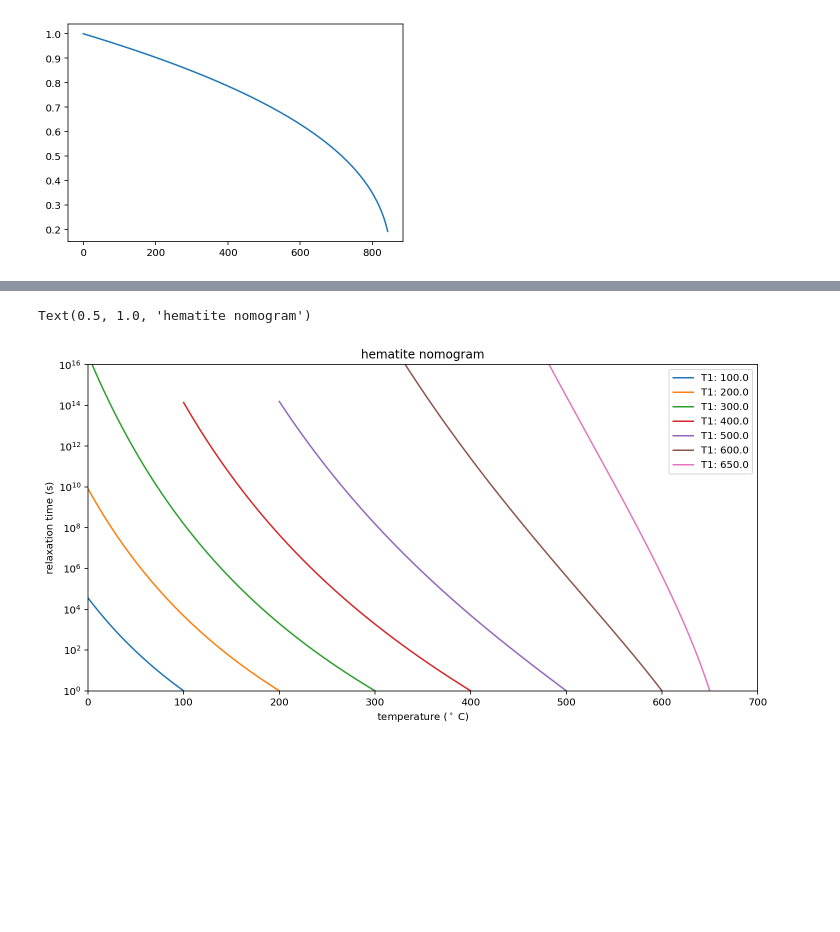
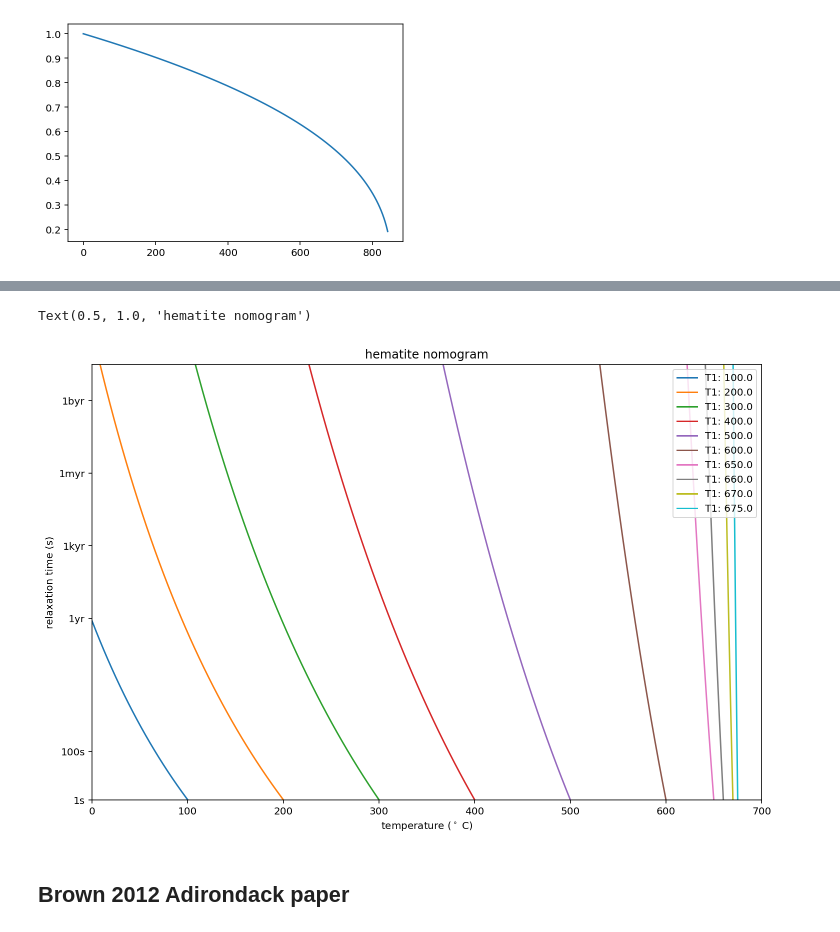
Before and after one commit to Swanson-Hysell-Group/Grenville_seminar, a Jupyter notebook: code/Haliburton_pmag_Yiming.ipynb, the cells around one changed output, grey strips where cells are left out. Cells and saved outputs as stored; diff of their text form; code cells hidden in the pictures; blank space fills up the shorter version.

```diff
--- a/code/Haliburton_pmag_Yiming.ipynb
+++ b/code/Haliburton_pmag_Yiming.ipynb
@@ -121,12 +161,12 @@ plt.plot(range(570+273), T_js/max(T_js))
 [figure]
 # %%
 # initiallize a bunch of 1s relaxation time scenario for magnetite
-fast_relax_temp = [i + 273.15 for i in[100, 200, 300, 400, 500, 550]] # in celcius [100, 200, 300, 400, 500, 550]
+fast_relax_temp = [i + 273.15 for i in[100, 200, 300, 400, 500, 550, 560, 570, 575]] # in celcius [100, 200, 300, 400, 500, 550]
 C = 1e10 # attempt frequency
 tau1 = 1 # 1s
 mag_js = 480000 #A/m for magnetite
 
-plt.figure(figsize=(12,6))
+plt.figure(figsize=(10,8))
 for T1 in fast_relax_temp:
     T2_list = np.linspace(T1-300, T1, 1000)
     tau2_list = []
@@ -137,12 +177,16 @@ for T1 in fast_relax_temp:
         tau2_list.append(np.exp(T1*np.log(tau1*C)*T2_js**2/T1_js**2/T2)/C)
     plt.plot(T2_list-273.15, tau2_list, label = 'T1: '+str(T1-273.15))
 
+plt.plot([0,600], [1e7*Julian_year, 1e7*Julian_year], '--', color = 'grey', linewidth=5)
 plt.xlabel('temperature ($^\circ$ C)')
 plt.ylabel('relaxation time (s)')
 plt.legend()
 plt.xlim(0, 580)
 plt.yscale('log')
+plt.yticks(ticks=[1, 100, Julian_year, 1000*Julian_year, 1e6*Julian_year, 1e7*Julian_year, 1e9*Julian_year],
+           labels=['1s', '100s', '1yr', '1kyr', '1myr', '10myr', '1byr'])
 plt.ylim(1, 1e18)
 plt.title('magnetite nomogram')
+# plt.savefig('../figure/magnetite_nomogram.pdf', bbox_inches='tight')
 # %% [output]
 Text(0.5, 1.0, 'magnetite nomogram')
@@ -150,28 +194,33 @@ Text(0.5, 1.0, 'magnetite nomogram')
 # %%
 # initiallize a bunch of 1s relaxation time scenario for magnetite
-fast_relax_temp = [i + 273.15 for i in[100, 200, 300, 400, 500, 600, 650]] # in celcius [100, 200, 300, 400, 500, 550]
+fast_relax_temp = [i + 273.15 for i in[100, 200, 300, 400, 500, 600, 650, 660, 670, 675]] # in celcius [100, 200, 300, 400, 500, 550]
 C = 1e10 # attempt frequency
 tau1 = 1 # 1s
 hem_js = 2100 #A/m for magnetite
 
-plt.figure(figsize=(12,6))
+plt.figure(figsize=(12,8))
 for T1 in fast_relax_temp:
-    T2_list = np.linspace(T1-300, T1, 1000)
+    T2_list = np.linspace(T1-400, T1, 5000)
     tau2_list = []
-    T1_js = hem_js*np.abs((680+273.15-T1)/(680+273.15))**0.1
+    T1_js = hem_js*np.abs((680+273.15-T1)/(680+273.15))**0.38
     for T2 in T2_list:
-        T2_js = hem_js*np.abs((680+273.15-T2)/(680+273.15))**0.1
+        T2_js = hem_js*np.abs((680+273.15-T2)/(680+273.15))**0.38
 
         tau2_list.append(np.exp(T1*np.log(tau1*C)*T2_js**4/T1_js**4/T2)/C)
     plt.plot(T2_list-273.15, tau2_list, label = 'T1: '+str(T1-273.15))
 
 plt.xlabel('temperature ($^\circ$ C)')
 plt.ylabel('relaxation time (s)')
-plt.legend()
 plt.xlim(0, 700)
 plt.yscale('log')
-plt.ylim(1, 1e16)
+plt.yticks(ticks=[1, 100, Julian_year, 1000*Julian_year, 1e6*Julian_year, 1e9*Julian_year],
+           labels=['1s', '100s', '1yr', '1kyr', '1myr', '1byr'])
+plt.ylim(1, 1e18)
+plt.legend()
 plt.title('hematite nomogram')
+# plt.savefig('../figure/hematite_nomogram.pdf')
 # %% [output]
 Text(0.5, 1.0, 'hematite nomogram')
-[figure, old version]
+[figure, new version]
+# %% [markdown]
+## Brown 2012 Adirondack paper
```
Also changed, not shown: parts of 23 cells of this notebook, 4 other files.
